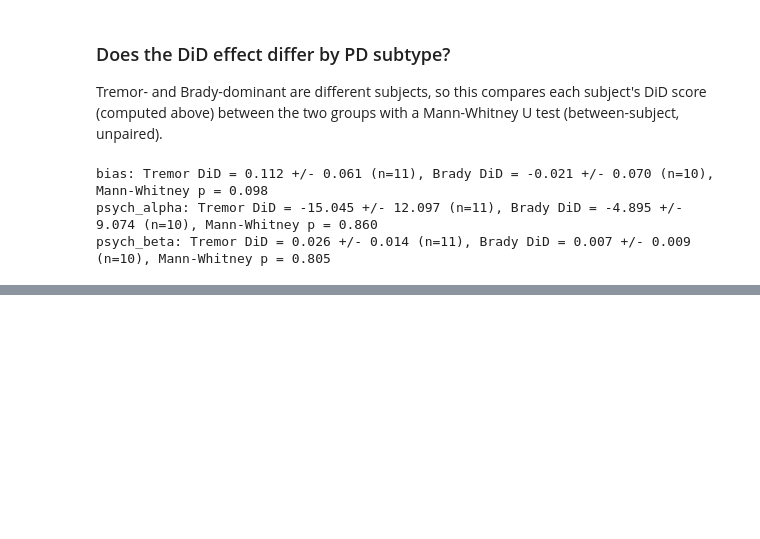
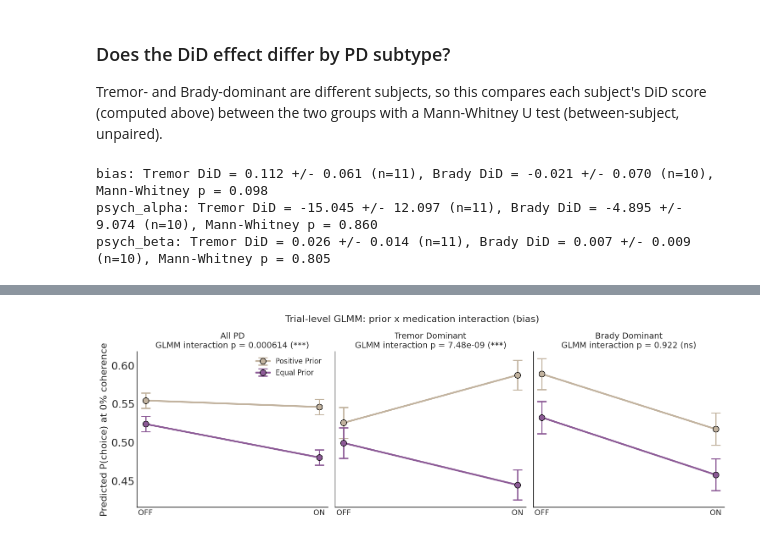
Before and after one commit to vaibrainium/bayesian-priors-in-pd-subtype, a Jupyter notebook: notebooks/2.20-psych-model-fitting-color.ipynb, the cells around one changed output, grey strips where cells are left out. Saved outputs shown, nothing was run; the diff lists cells and outputs as text; code cells hidden in the pictures; blank space fills up the shorter version.

Commit message:
feat: mixed model added for psych params

```diff
--- a/notebooks/2.20-psych-model-fitting-color.ipynb
+++ b/notebooks/2.20-psych-model-fitting-color.ipynb
@@ -459,0 +531,18 @@ psych_beta: Tremor DiD = 0.026 +/- 0.014 (n=11), Brady DiD = 0.007 +/- 0.009 (n=
+# %%
+comparison_rows = []
+for grp in did_group_order:
+    wilcoxon_p = scipy_stats.wilcoxon(did_results[("bias", grp)]).pvalue
+    g = glmm_results[grp]
+    comparison_rows.append(
+        {
+            "group": did_group_titles[grp],
+            "n_subjects": g["n_subjects"],
+            "n_trials": g["n_trials"],
+            "wilcoxon_DiD_p (subject-level)": wilcoxon_p,
+            "GLMM_interaction_p (trial-level)": g["p"],
+            "GLMM_z": g["z"],
+        }
+    )
+
+comparison_df = pd.DataFrame(comparison_rows).set_index("group")
+comparison_df.round(4)
@@ -459,0 +559,44 @@ psych_beta: Tremor DiD = 0.026 +/- 0.014 (n=11), Brady DiD = 0.007 +/- 0.009 (n=
+# %%
+def predicted_prob_at_zero_coherence(result, color_val, med_val):
+    """Fixed-effects-only predicted P(choice) at coh_scaled=0, with a 95% CI from the mean-field posterior SDs."""
+    fe_names = result.model.exog_names
+    means = pd.Series(result.fe_mean, index=fe_names)
+    sds = pd.Series(result.fe_sd, index=fe_names)
+
+    logit_mean = means["Intercept"] + means["color_c"] * color_val + means["med_c"] * med_val + means["color_c:med_c"] * color_val * med_val
+    logit_var = sds["Intercept"] ** 2 + (color_val * sds["color_c"]) ** 2 + (med_val * sds["med_c"]) ** 2 + (color_val * med_val * sds["color_c:med_c"]) ** 2
+    logit_sd = np.sqrt(logit_var)
+
+    sigmoid = lambda z: 1 / (1 + np.exp(-z))  # noqa: E731
+    return sigmoid(logit_mean), sigmoid(logit_mean - 1.96 * logit_sd), sigmoid(logit_mean + 1.96 * logit_sd)
+
+
+err_style = {"elinewidth": 2, "capsize": 8, "capthick": 2}
+
+fig, axes = plt.subplots(1, 3, figsize=(15, 5), sharey=True)
+for ax, grp in zip(axes, did_group_order):
+    result = glmm_fits[grp]
+    x = np.array([0, 1])
+    for key, color_val, color, label in [("positive", 0.5, pos_color, "Positive Prior"), ("equal", -0.5, eq_color, "Equal Prior")]:
+        preds = [predicted_prob_at_zero_coherence(result, color_val, med_val) for med_val in (-0.5, 0.5)]
+        probs = np.array([p[0] for p in preds])
+        lo = np.array([p[1] for p in preds])
+        hi = np.array([p[2] for p in preds])
+        yerr = np.vstack([probs - lo, hi - probs])
+        ax.errorbar(x, probs, yerr=yerr, color=color, marker="o", ms=10, mec="k", lw=3, label=label, **err_style)
+
+    g = glmm_results[grp]
+    star = "***" if g["p"] < 0.001 else "**" if g["p"] < 0.01 else "*" if g["p"] < 0.05 else "ns"
+    ax.set_xticks(x)
+    ax.set_xticklabels(["OFF", "ON"], fontsize=13)
+    ax.set_title(f"{did_group_titles[grp]}\nGLMM interaction p = {g['p']:.3g} ({star})", fontsize=14)
+    for sp in ["top", "right"]:
+        ax.spines[sp].set_visible(False)
+
+axes[0].set_ylabel("Predicted P(choice) at 0% coherence")
+axes[0].legend(frameon=False)
+fig.suptitle("Trial-level GLMM: prior x medication interaction (bias)", fontsize=16)
+fig.tight_layout()
+plt.show()
+# %% [output]
+[figure, added]
```
Also changed, not shown: parts of 8 cells of this notebook.
